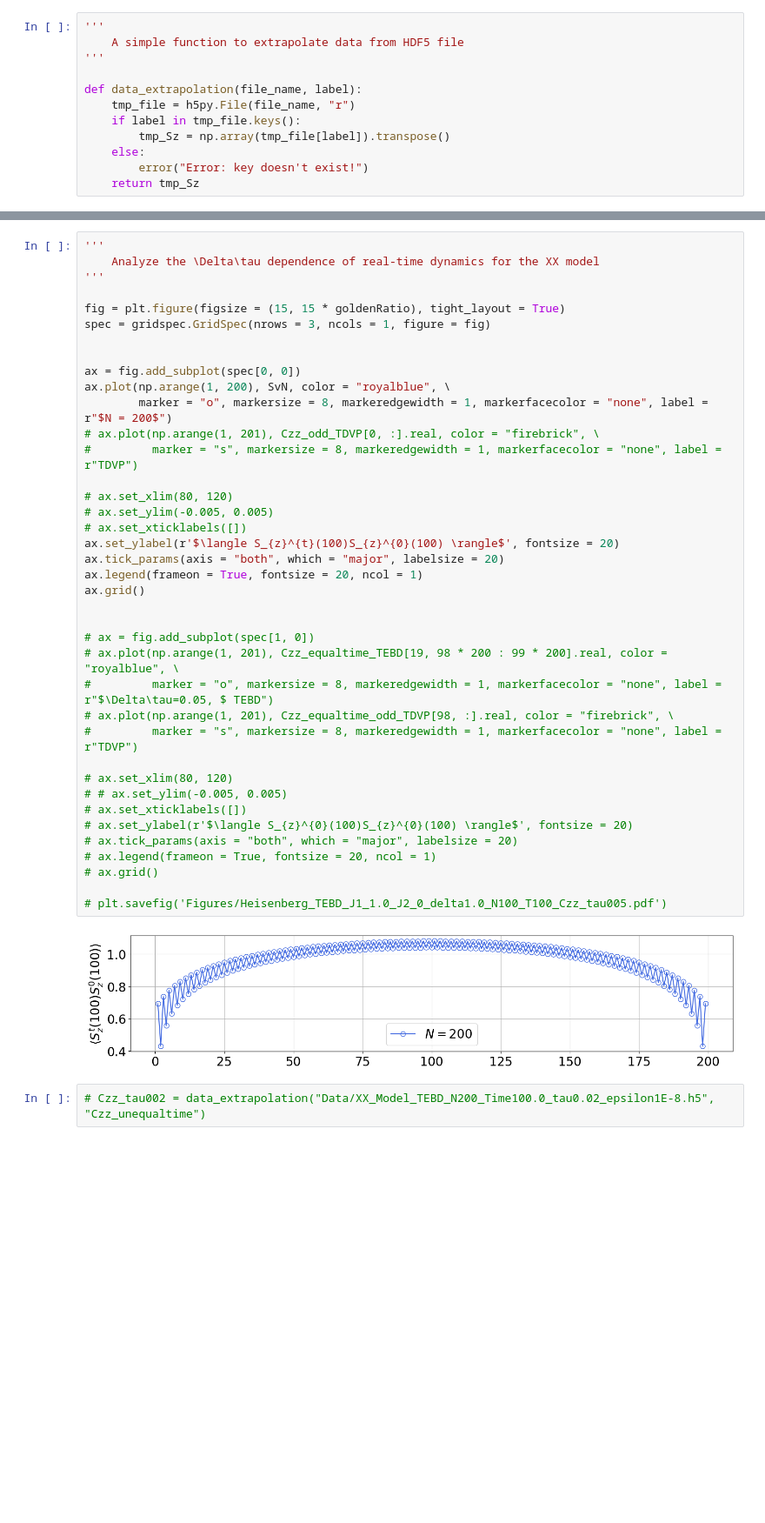
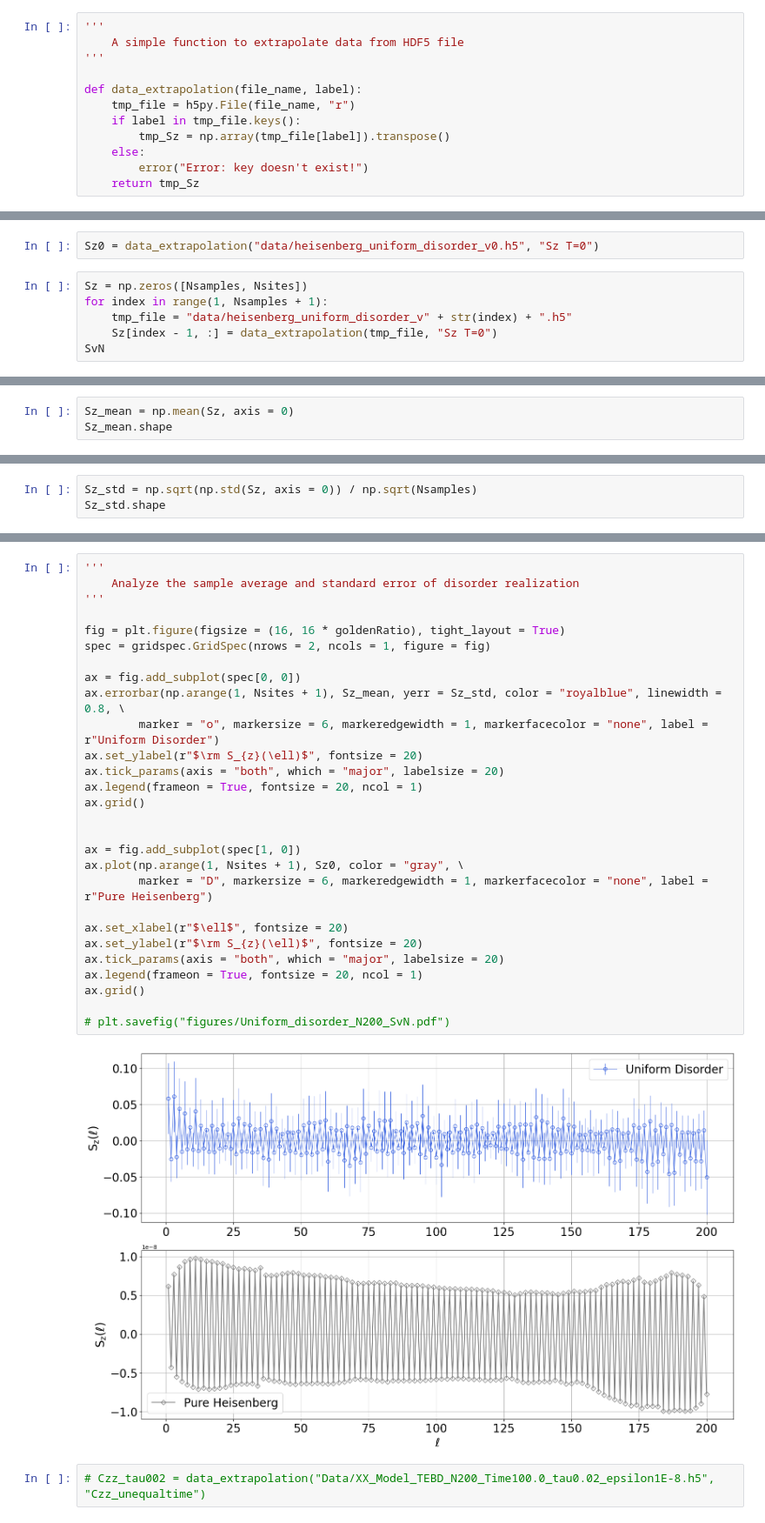
Before and after one commit to xiaobo-23/TimeEvolution, a Jupyter notebook: src/disorder/Spectrum_Analysis.ipynb, the cells around one changed output, grey strips where cells are left out. Shown at 87% size. Drawn from its saved outputs; the diff is of its cells as text; blank space fills up the shorter version.

Commit message:
Implement binomial distribution for the disorder.

```diff
--- a/src/disorder/Spectrum_Analysis.ipynb
+++ b/src/disorder/Spectrum_Analysis.ipynb
@@ -40,0 +112,8 @@ SvN = data_extrapolation("data/heisenberg_uniform_disorder_v1.h5", "SvN")
+# %%
+Sz0 = data_extrapolation("data/heisenberg_uniform_disorder_v0.h5", "Sz T=0")
+# %%
+Sz = np.zeros([Nsamples, Nsites])
+for index in range(1, Nsamples + 1):
+    tmp_file = "data/heisenberg_uniform_disorder_v" + str(index) + ".h5"
+    Sz[index - 1, :] = data_extrapolation(tmp_file, "Sz T=0")
+SvN
@@ -40,0 +134,3 @@ SvN = data_extrapolation("data/heisenberg_uniform_disorder_v1.h5", "SvN")
+# %%
+Sz_mean = np.mean(Sz, axis = 0)
+Sz_mean.shape
@@ -40,0 +139,3 @@ SvN = data_extrapolation("data/heisenberg_uniform_disorder_v1.h5", "SvN")
+# %%
+Sz_std = np.sqrt(np.std(Sz, axis = 0)) / np.sqrt(Nsamples)
+Sz_std.shape
@@ -41,44 +144,33 @@ SvN = data_extrapolation("data/heisenberg_uniform_disorder_v1.h5", "SvN")
 # %%
 '''
-    Analyze the \Delta\tau dependence of real-time dynamics for the XX model
+    Analyze the sample average and standard error of disorder realization
 '''
 
-fig = plt.figure(figsize = (15, 15 * goldenRatio), tight_layout = True)
-spec = gridspec.GridSpec(nrows = 3, ncols = 1, figure = fig)
-
+fig = plt.figure(figsize = (16, 16 * goldenRatio), tight_layout = True)
+spec = gridspec.GridSpec(nrows = 2, ncols = 1, figure = fig)
 
 ax = fig.add_subplot(spec[0, 0])
-ax.plot(np.arange(1, 200), SvN, color = "royalblue", \
-        marker = "o", markersize = 8, markeredgewidth = 1, markerfacecolor = "none", label = r"$N = 200$")
-# ax.plot(np.arange(1, 201), Czz_odd_TDVP[0, :].real, color = "firebrick", \
-#         marker = "s", markersize = 8, markeredgewidth = 1, markerfacecolor = "none", label = r"TDVP")
-
-# ax.set_xlim(80, 120)
-# ax.set_ylim(-0.005, 0.005)
-# ax.set_xticklabels([])
-ax.set_ylabel(r'$\langle S_{z}^{t}(100)S_{z}^{0}(100) \rangle$', fontsize = 20)
+ax.errorbar(np.arange(1, Nsites + 1), Sz_mean, yerr = Sz_std, color = "royalblue", linewidth = 0.8, \
+        marker = "o", markersize = 6, markeredgewidth = 1, markerfacecolor = "none", label = r"Uniform Disorder")
+ax.set_ylabel(r"$\rm S_{z}(\ell)$", fontsize = 20)
 ax.tick_params(axis = "both", which = "major", labelsize = 20)
 ax.legend(frameon = True, fontsize = 20, ncol = 1)
 ax.grid()
 
 
-# ax = fig.add_subplot(spec[1, 0])
-# ax.plot(np.arange(1, 201), Czz_equaltime_TEBD[19, 98 * 200 : 99 * 200].real, color = "royalblue", \
-#         marker = "o", markersize = 8, markeredgewidth = 1, markerfacecolor = "none", label = r"$\Delta\tau=0.05, $ TEBD")
-# ax.plot(np.arange(1, 201), Czz_equaltime_odd_TDVP[98, :].real, color = "firebrick", \
-#         marker = "s", markersize = 8, markeredgewidth = 1, markerfacecolor = "none", label = r"TDVP")
+ax = fig.add_subplot(spec[1, 0])
+ax.plot(np.arange(1, Nsites + 1), Sz0, color = "gray", \
+        marker = "D", markersize = 6, markeredgewidth = 1, markerfacecolor = "none", label = r"Pure Heisenberg")
 
-# ax.set_xlim(80, 120)
-# # ax.set_ylim(-0.005, 0.005)
-# ax.set_xticklabels([])
-# ax.set_ylabel(r'$\langle S_{z}^{0}(100)S_{z}^{0}(100) \rangle$', fontsize = 20)
-# ax.tick_params(axis = "both", which = "major", labelsize = 20)
-# ax.legend(frameon = True, fontsize = 20, ncol = 1)
-# ax.grid()
+ax.set_xlabel(r"$\ell$", fontsize = 20)
+ax.set_ylabel(r"$\rm S_{z}(\ell)$", fontsize = 20)
+ax.tick_params(axis = "both", which = "major", labelsize = 20)
+ax.legend(frameon = True, fontsize = 20, ncol = 1)
+ax.grid()
 
-# plt.savefig('Figures/Heisenberg_TEBD_J1_1.0_J2_0_delta1.0_N100_T100_Czz_tau005.pdf')
+# plt.savefig("figures/Uniform_disorder_N200_SvN.pdf")
 # %% [output]
-[figure, old version]
+[figure, new version]
 # %%
 # Czz_tau002 = data_extrapolation("Data/XX_Model_TEBD_N200_Time100.0_tau0.02_epsilon1E-8.h5", "Czz_unequaltime")
 # %%
```
Also changed, not shown: parts of 12 cells of this notebook, 1 other file.
